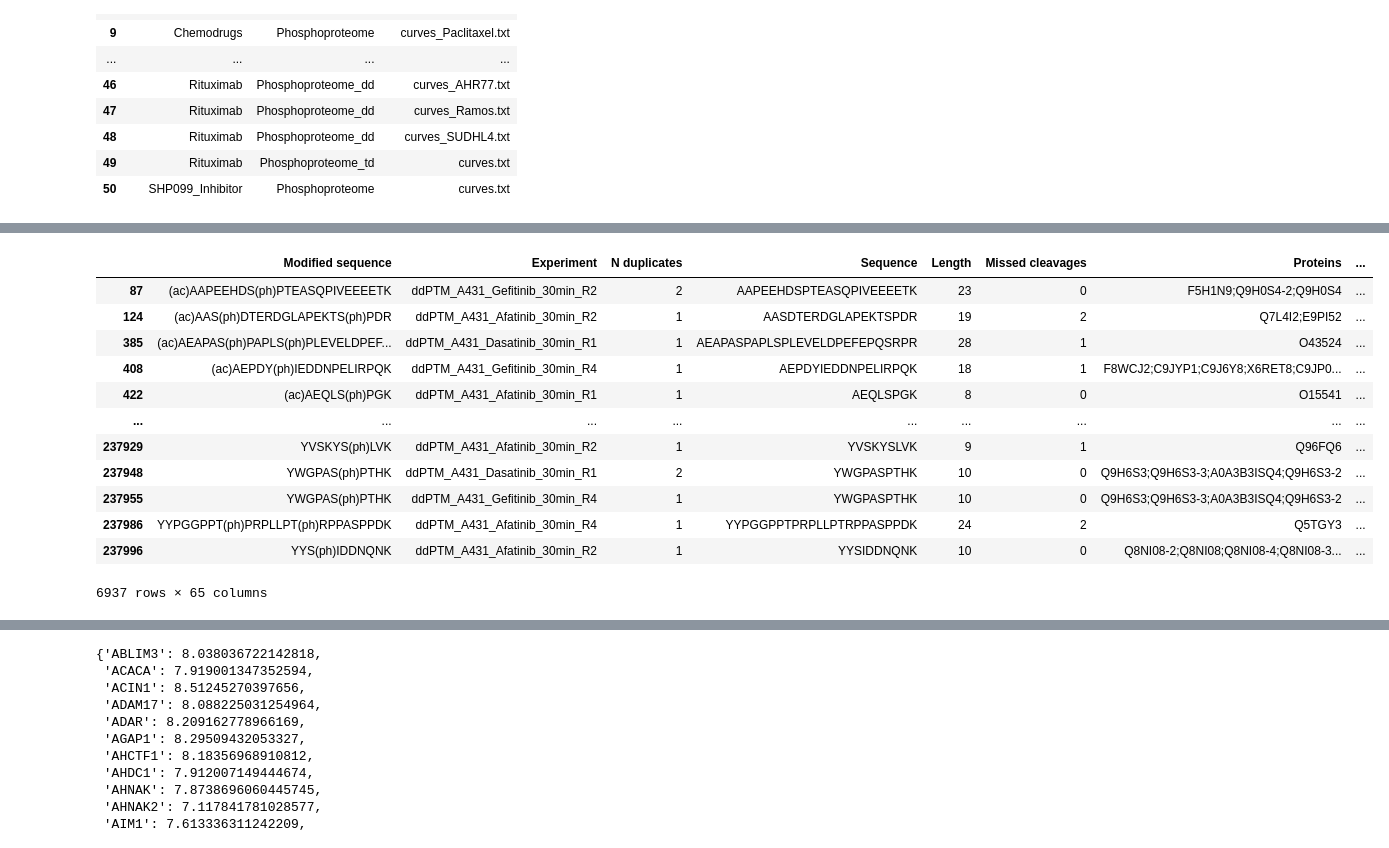
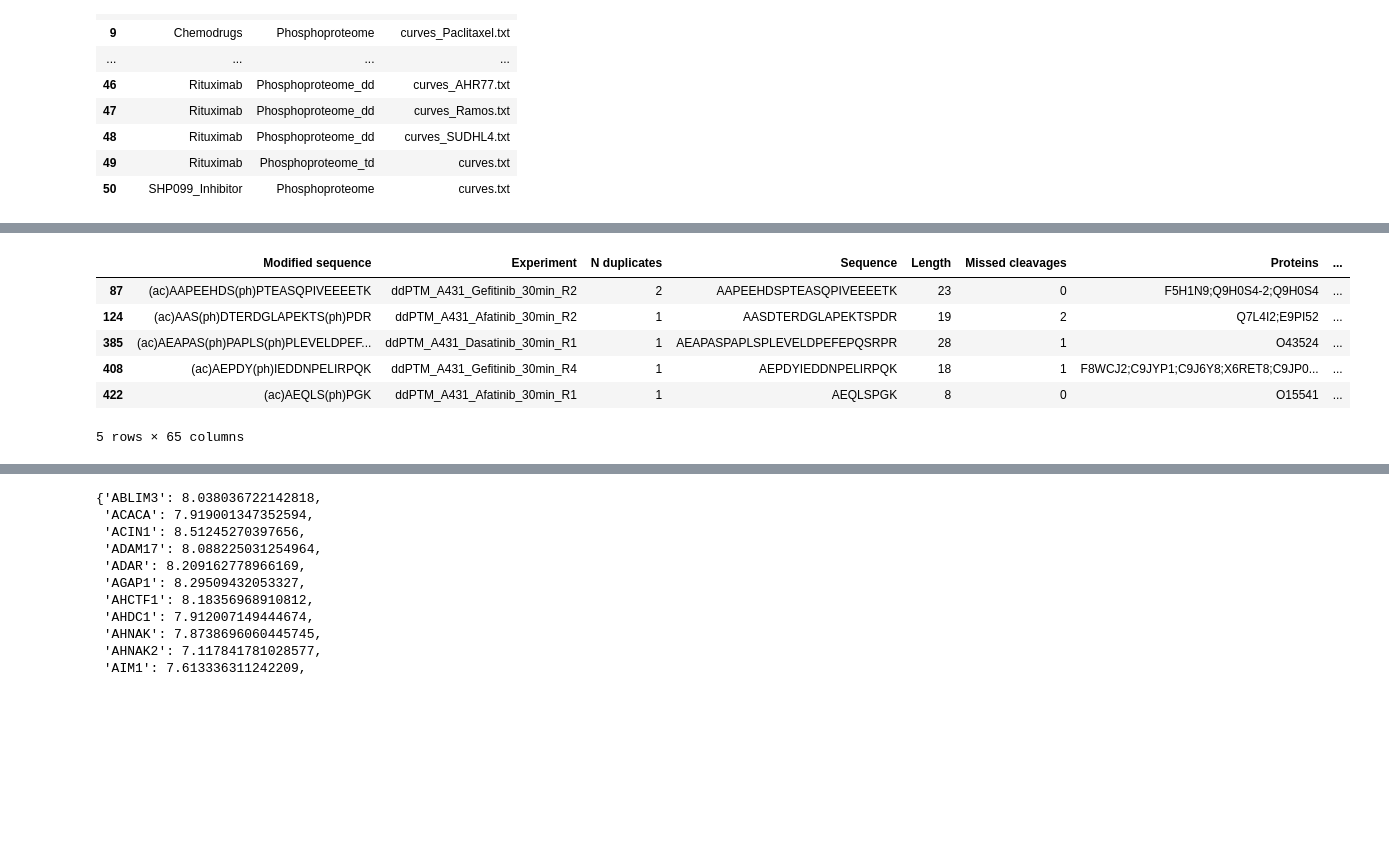
Before and after one commit to saezlab/networkcommons, a Jupyter notebook: docs/src/vignettes/3_evaluation_decryptm.ipynb, the cells around one changed output, grey strips where cells are left out. Cells and saved outputs as stored; diff of their text form; code cells hidden in the pictures; blank space fills up the shorter version.

```diff
--- a/docs/src/vignettes/3_evaluation_decryptm.ipynb
+++ b/docs/src/vignettes/3_evaluation_decryptm.ipynb
@@ -46,18 +53,12 @@ decryptm_curves
 # %%
 filtered_df = decryptm_curves[decryptm_curves['R2']>0.9]
 # %%
-filtered_df
+filtered_df.head()
 # %% [output]
 |  | Modified sequence | Experiment | N duplicates | Sequence | Length | Missed cleavages | Proteins | ... |
 | 87 | (ac)AAPEEHDS(ph)PTEASQPIVEEEETK | ddPTM_A431_Gefitinib_30min_R2 | 2 | AAPEEHDSPTEASQPIVEEEETK | 23 | 0 | F5H1N9;Q9H0S4-2;Q9H0S4 | ... |
 | 124 | (ac)AAS(ph)DTERDGLAPEKTS(ph)PDR | ddPTM_A431_Afatinib_30min_R2 | 1 | AASDTERDGLAPEKTSPDR | 19 | 2 | Q7L4I2;E9PI52 | ... |
 | 385 | (ac)AEAPAS(ph)PAPLS(ph)PLEVELDPEF... | ddPTM_A431_Dasatinib_30min_R1 | 1 | AEAPASPAPLSPLEVELDPEFEPQSRPR | 28 | 1 | O43524 | ... |
 | 408 | (ac)AEPDY(ph)IEDDNPELIRPQK | ddPTM_A431_Gefitinib_30min_R4 | 1 | AEPDYIEDDNPELIRPQK | 18 | 1 | F8WCJ2;C9JYP1;C9J6Y8;X6RET8;C9JP0... | ... |
 | 422 | (ac)AEQLS(ph)PGK | ddPTM_A431_Afatinib_30min_R1 | 1 | AEQLSPGK | 8 | 0 | O15541 | ... |
-| ... | ... | ... | ... | ... | ... | ... | ... | ... |
-| 237929 | YVSKYS(ph)LVK | ddPTM_A431_Afatinib_30min_R2 | 1 | YVSKYSLVK | 9 | 1 | Q96FQ6 | ... |
-| 237948 | YWGPAS(ph)PTHK | ddPTM_A431_Dasatinib_30min_R1 | 2 | YWGPASPTHK | 10 | 0 | Q9H6S3;Q9H6S3-3;A0A3B3ISQ4;Q9H6S3-2 | ... |
-| 237955 | YWGPAS(ph)PTHK | ddPTM_A431_Gefitinib_30min_R4 | 1 | YWGPASPTHK | 10 | 0 | Q9H6S3;Q9H6S3-3;A0A3B3ISQ4;Q9H6S3-2 | ... |
-| 237986 | YYPGGPPT(ph)PRPLLPT(ph)RPPASPPDK | ddPTM_A431_Afatinib_30min_R4 | 1 | YYPGGPPTPRPLLPTRPPASPPDK | 24 | 2 | Q5TGY3 | ... |
-| 237996 | YYS(ph)IDDNQNK | ddPTM_A431_Afatinib_30min_R2 | 1 | YYSIDDNQNK | 10 | 0 | Q8NI08-2;Q8NI08;Q8NI08-4;Q8NI08-3... | ... |
-6937 rows × 65 columns
+5 rows × 65 columns
```
Also changed, not shown: parts of 35 cells of this notebook.
